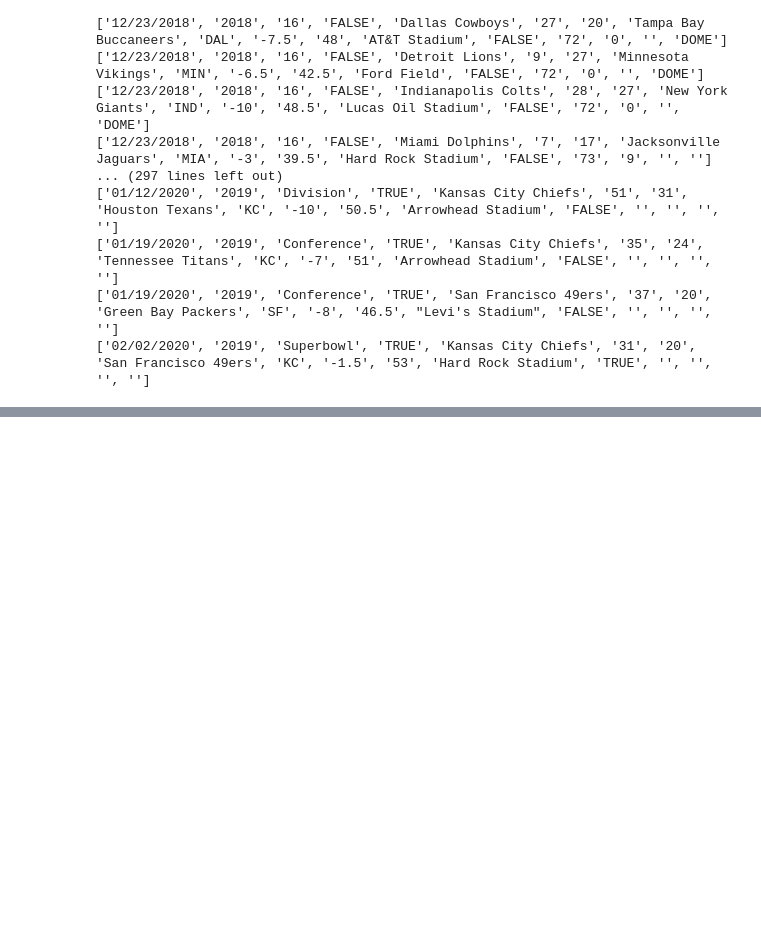
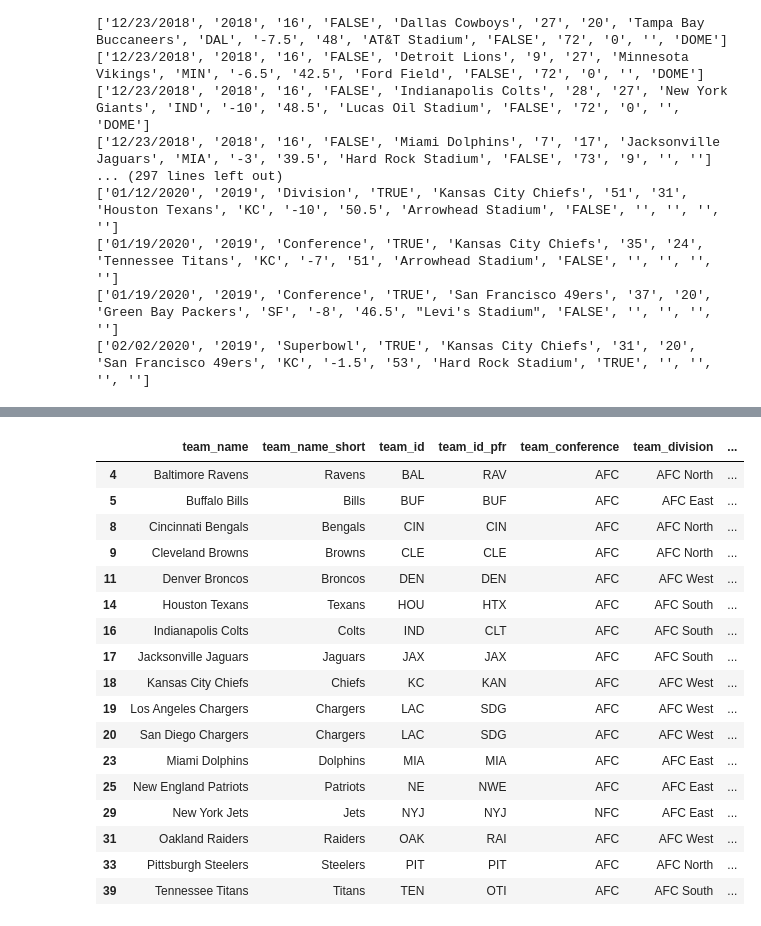
Before and after one commit to potterc22/Project1_TeamB, a Jupyter notebook: startercode.ipynb, the cells around one changed output, grey strips where cells are left out. Cells and saved outputs as stored; diff of their text form; code cells hidden in the pictures; blank space fills up the shorter version.

Commit message:
Created dataframes and separated NFC and AFC teams

```diff
--- a/startercode.ipynb
+++ b/startercode.ipynb
@@ -8,12 +8,14 @@ import numpy as np
 import pandas as pd
 # %%
 teams_csv = os.path.join('Data_files', 'nfl_teams.csv')
+teams_list = []
 with open(teams_csv, 'r') as csvfile:
     teams_data = csv.reader(csvfile, delimiter=',')
-    csv_header = next(teams_data)
+    teams_header = next(teams_data)
     #print header row
-    print(f'CSV Header: {csv_header}')
+    print(f'CSV Header: {teams_header}')
     for row in teams_data:
+        teams_list.append(row)
         print(row)
 # %% [output]
 CSV Header: ['team_name', 'team_name_short', 'team_id', 'team_id_pfr', 'team_conference', 'team_division', 'team_conference_pre2002', 'team_division_pre2002']
@@ -33,3 +35,6 @@ CSV Header: ['team_name', 'team_name_short', 'team_id', 'team_id_pfr', 'team_con
 ['Tennessee Oilers', 'Oilers', 'TEN', 'OTI', 'AFC', '', 'AFC', 'AFC Central']
 ['Tennessee Titans', 'Titans', 'TEN', 'OTI', 'AFC', 'AFC South', 'AFC', 'AFC Central']
 ['Washington Redskins', 'Redskins', 'WAS', 'WAS', 'NFC', 'NFC East', 'NFC', 'NFC East']
+# %%
+teams_df = pd.DataFrame(teams_list, columns= teams_header)
+teams_df.head()
@@ -89,0 +126,26 @@ ttsburgh Steelers', '17', '10', 'New England Patriots', 'NE', '-2.5', '56', 'Hei
+# %%
+afc_teams = teams_df.loc[
+    (teams_df['team_division'] == 'AFC North') |
+    (teams_df['team_division'] == 'AFC East') |
+    (teams_df['team_division'] == 'AFC South') |
+    (teams_df['team_division'] == 'AFC West'),:]
+afc_teams
+# %% [output]
+|  | team_name | team_name_short | team_id | team_id_pfr | team_conference | team_division | ... |
+| 4 | Baltimore Ravens | Ravens | BAL | RAV | AFC | AFC North | ... |
+| 5 | Buffalo Bills | Bills | BUF | BUF | AFC | AFC East | ... |
+| 8 | Cincinnati Bengals | Bengals | CIN | CIN | AFC | AFC North | ... |
+| 9 | Cleveland Browns | Browns | CLE | CLE | AFC | AFC North | ... |
+| 11 | Denver Broncos | Broncos | DEN | DEN | AFC | AFC West | ... |
+| 14 | Houston Texans | Texans | HOU | HTX | AFC | AFC South | ... |
+| 16 | Indianapolis Colts | Colts | IND | CLT | AFC | AFC South | ... |
+| 17 | Jacksonville Jaguars | Jaguars | JAX | JAX | AFC | AFC South | ... |
+| 18 | Kansas City Chiefs | Chiefs | KC | KAN | AFC | AFC West | ... |
+| 19 | Los Angeles Chargers | Chargers | LAC | SDG | AFC | AFC West | ... |
+| 20 | San Diego Chargers | Chargers | LAC | SDG | AFC | AFC West | ... |
+| 23 | Miami Dolphins | Dolphins | MIA | MIA | AFC | AFC East | ... |
+| 25 | New England Patriots | Patriots | NE | NWE | AFC | AFC East | ... |
+| 29 | New York Jets | Jets | NYJ | NYJ | NFC | AFC East | ... |
+| 31 | Oakland Raiders | Raiders | OAK | RAI | AFC | AFC West | ... |
+| 33 | Pittsburgh Steelers | Steelers | PIT | PIT | AFC | AFC North | ... |
+| 39 | Tennessee Titans | Titans | TEN | OTI | AFC | AFC South | ... |
```
Also changed, not shown: parts of 6 cells of this notebook.
